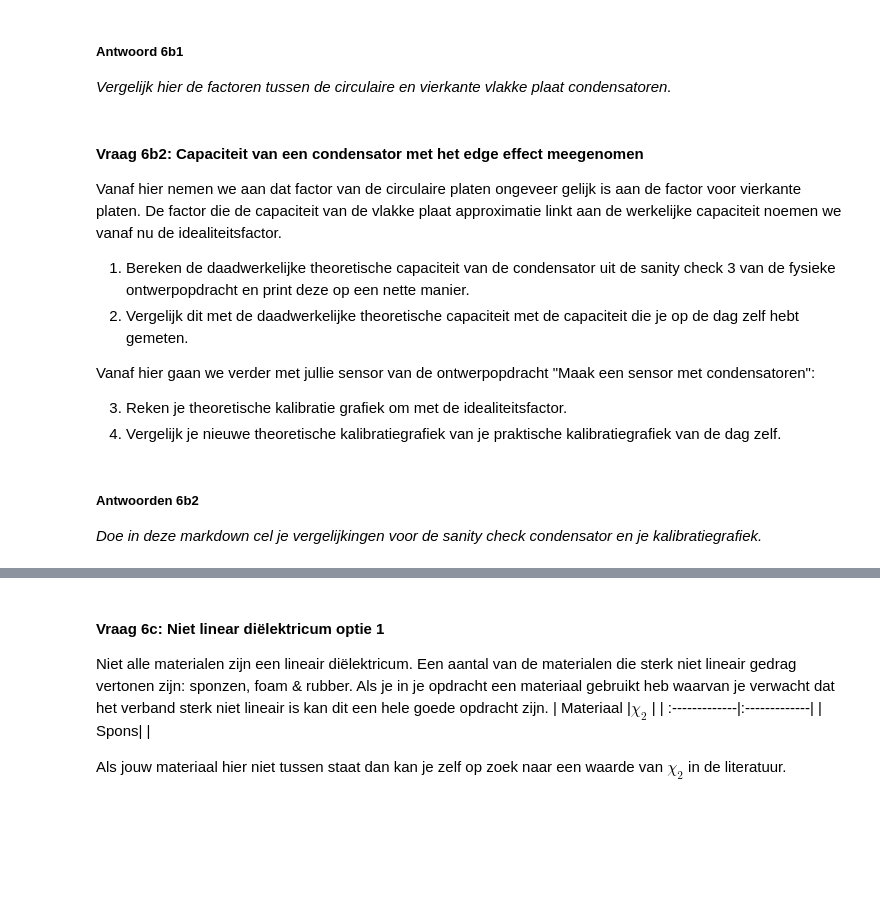
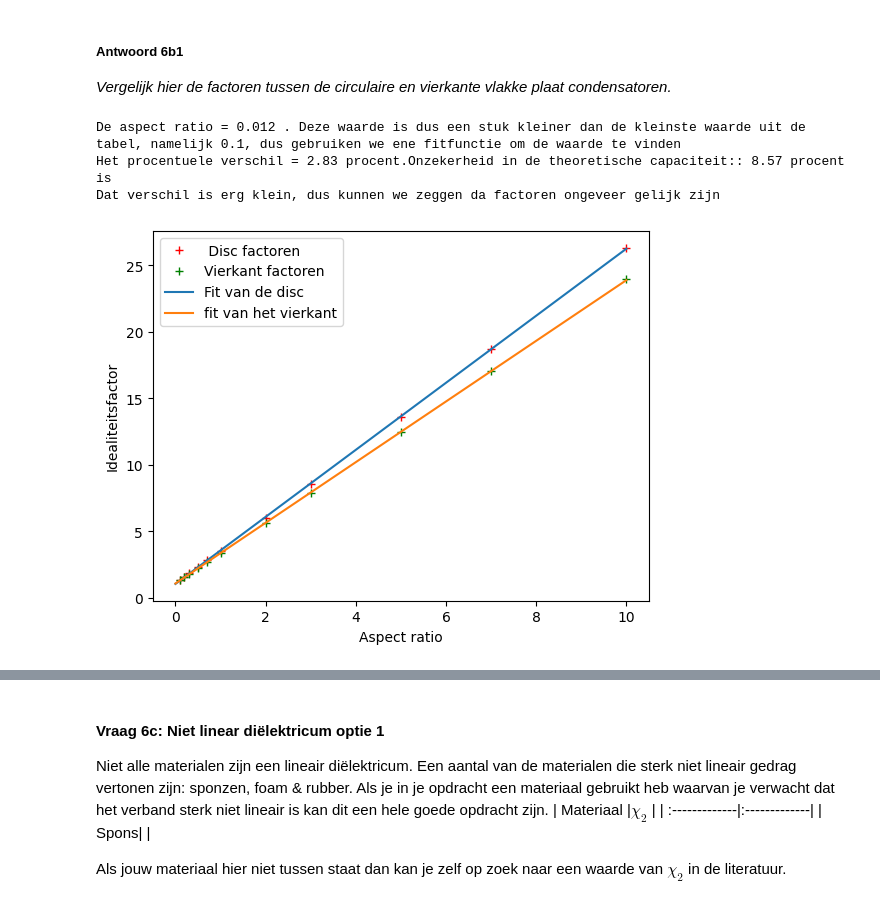
Before and after one commit to Nina925/opdrachten-DEF-D, a Jupyter notebook: DigitaleOntwerpopdrachten/1CondensatorOpdracht/CondensatorOntwerpopdracht.ipynb, the cells around one changed output, grey strips where cells are left out. Saved outputs shown, nothing was run; the diff lists cells and outputs as text; code cells hidden in the pictures; blank space fills up the shorter version.

```diff
--- a/DigitaleOntwerpopdrachten/1CondensatorOpdracht/CondensatorOntwerpopdracht.ipynb
+++ b/DigitaleOntwerpopdrachten/1CondensatorOpdracht/CondensatorOntwerpopdracht.ipynb
@@ -946,24 +946,8 @@ Jullie hebben tijdens de ontwerpopdracht vierkante platen gebruikt in tegenstell
 ##### Antwoord 6b1
 
 *Vergelijk hier de factoren tussen de circulaire en vierkante vlakke plaat condensatoren.*
-# %% [markdown]
-#### Vraag 6b2: Capaciteit van een condensator met het edge effect meegenomen
-
-Vanaf hier nemen we aan dat factor van de circulaire platen ongeveer gelijk is aan de factor voor vierkante platen. De factor die de capaciteit van de vlakke plaat approximatie linkt aan de werkelijke capaciteit noemen we vanaf nu de idealiteitsfactor.
-
-1. Bereken de daadwerkelijke theoretische capaciteit van de condensator uit de sanity check 3 van de fysieke ontwerpopdracht en print deze op een nette manier.
-2. Vergelijk dit met de daadwerkelijke theoretische capaciteit met de capaciteit die je op de dag zelf hebt gemeten.
-
-Vanaf hier gaan we verder met jullie sensor van de ontwerpopdracht "Maak een sensor met condensatoren":
-
-3. Reken je theoretische kalibratie grafiek om met de idealiteitsfactor.
-4. Vergelijk je nieuwe theoretische kalibratiegrafiek van je praktische kalibratiegrafiek van de dag zelf.
 # %%
 # Schrijf hier jouw code die de vlakke plaat capaciteit omschrijft naar de werkelijke capaciteit
 
 # def C_niet_ideaal(#relevante parameters):
     # Jouw berekeningen
-# %% [markdown]
-##### Antwoorden 6b2
-
-*Doe in deze markdown cel je vergelijkingen voor de sanity check condensator en je kalibratiegrafiek.*
@@ -969,0 +1006,48 @@ Vanaf hier gaan we verder met jullie sensor van de ontwerpopdracht "Maak een sen
+# %%
+eps_0 = 8.854e-12
+eps_air = 1
+eps_pap = 2.0
+l_plaat = 0.1
+A_plaat = l_plaat**2
+d_karton = 0.0012
+
+aspect_ratio = d_karton/np.sqrt(A_plaat)
+
+b = np.array([0.1, 0.2, 0.3, 0.5, 0.7, 1.0, 2.0, 3.0, 5.0, 7.0, 10.0])
+cdn = np.array([1.31809, 1.58007, 1.83007, 2.31845, 2.80352, 3.53479, 6.01398, 8.52857, 13.59268, 18.67215, 26.30143])
+csn = np.array([1.29980, 1.54987, 1.78426, 2.23581, 2.67950, 3.34336, 5.58217, 7.85246, 12.42957, 17.02431, 23.92769])
+
+def fitfunc(rc, A, B):
+    return rc * A + B
+
+val_cdn, cov_cdn = curve_fit(fitfunc, b, cdn)
+val_csn, cov_csn = curve_fit(fitfunc, b, csn)
+x_val = np.linspace(0, np.max(b))
+
+plt.figure()
+plt.plot(b,cdn, 'r+', label=' Disc factoren')
+plt.plot(b,csn, 'g+',label='Vierkant factoren')
+plt.plot(x_val, fitfunc(x_val, *val_cdn), label='Fit van de disc')
+plt.plot(x_val, fitfunc(x_val, *val_csn), label='fit van het vierkant')
+plt.xlabel('Aspect ratio') #geen eenheid
+plt.ylabel('Idealiteitsfactor') # geen eenheid
+plt.legend()
+
+
+factor_disc = fitfunc(aspect_ratio, *val_cdn)
+factor_vierkant = fitfunc(aspect_ratio, *val_csn)
+procentuele_verschil = np.abs((factor_disc - factor_vierkant)/factor_disc * 100)
+procentuele_onzekerheid_capaciteit = np.sqrt(((2 * u_L_meten)/l_plaat)**2 + (u_d_meten/d_karton)**2) *100
+
+
+
+print('De aspect ratio =',np.round(aspect_ratio,4),'. Deze waarde is dus een stuk kleiner dan de kleinste waarde uit de tabel, namelijk 0.1, dus gebruiken we ene fitfunctie om de waarde te vinden')
+
+print('Het procentuele verschil =', np.round(procentuele_verschil,2),"procent.Onzekerheid in de theoretische capaciteit::", np.round(procentuele_onzekerheid_capaciteit,2), 'procent is')
+
+print("Dat verschil is erg klein, dus kunnen we zeggen da factoren ongeveer gelijk zijn")
+# %% [output]
+De aspect ratio = 0.012 . Deze waarde is dus een stuk kleiner dan de kleinste waarde uit de tabel, namelijk 0.1, dus gebruiken we ene fitfunctie om de waarde te vinden
+Het procentuele verschil = 2.83 procent.Onzekerheid in de theoretische capaciteit:: 8.57 procent is
+Dat verschil is erg klein, dus kunnen we zeggen da factoren ongeveer gelijk zijn
+[figure, added]
```
Also changed, not shown: parts of 6 cells of this notebook.
